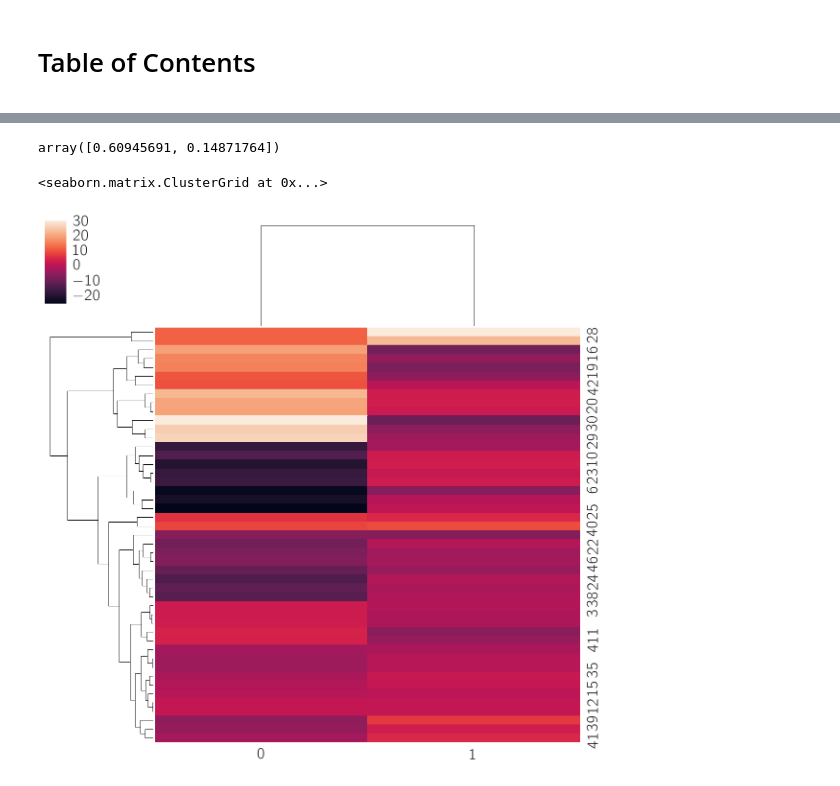
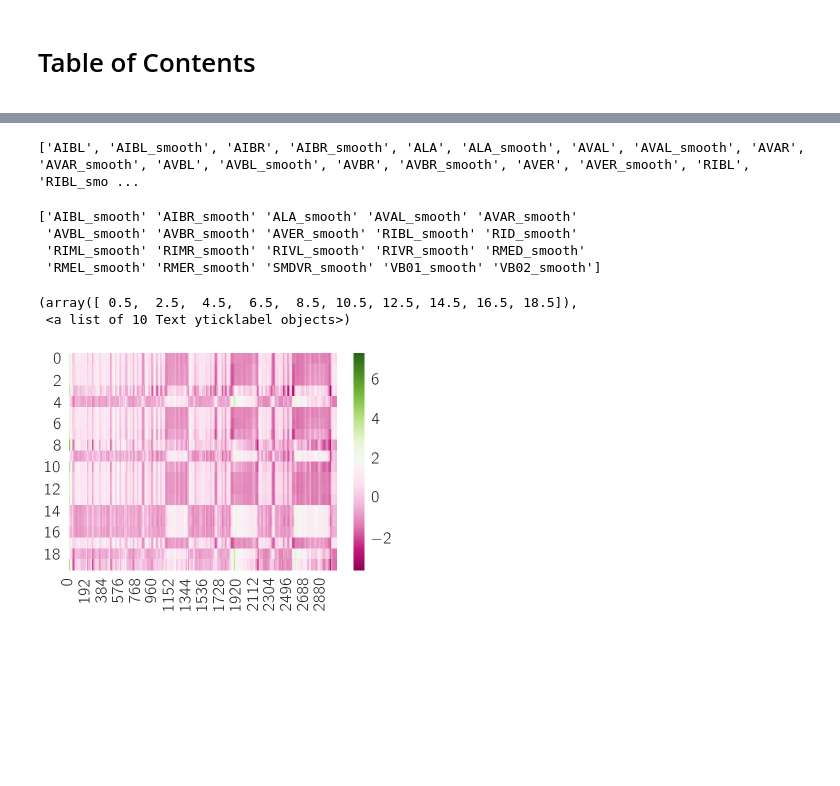
Before and after one commit to dangeles/WormsDream, a Jupyter notebook: src/Untitled.ipynb, the cells around one changed output, grey strips where cells are left out. Cells and saved outputs as stored; diff of their text form; code cells hidden in the pictures; blank space fills up the shorter version.

```diff
--- a/src/Untitled.ipynb
+++ b/src/Untitled.ipynb
@@ -44,7 +44,8 @@ import scipy.io as sio
 # %%
 # load kato data
 fps = 30.3
-frames1 = []
+frames = []
+no_animals = 0
 for root, dirs, files in os.walk('../input/kato_data/nostim', topdown=False):
     for i, file in enumerate(files):
         mat = sio.loadmat('../input/kato_data/nostim/' + file)
@@ -62,7 +63,7 @@ for root, dirs, files in os.walk('../input/kato_data/nostim', topdown=False):
         temp['frame'] = temp.index
         temp = pd.concat([temp, temp2], axis=1)
         temp = temp.melt(id_vars='frame', var_name='Neuron', value_name='Fluorescence')
-        print(temp.Neuron.unique())
         temp['animal'] = i
         frames += [temp]
+        no_animals += 1
 df = pd.concat(frames)
@@ -111,11 +70,43 @@ Text(0,0.5,'Non-normalized intensity')
-# %%
-pca = PCA(2)
-tX = pca.fit_transform(smooth_x)
-pca.explained_variance_ratio_
-# %% [output]
-array([0.60945691, 0.14871764])
-# %%
-sns.clustermap(tX)
-# %% [output]
-<seaborn.matrix.ClusterGrid at 0x...>
-[figure, removed]
+# %%
+# figure out subset of neurons with replicates:
+neurons_with_replicates = []
+for neuron, group in df.groupby('Neuron'):
+    animals = group.animal.unique()
+    if len(animals) == no_animals:
+        neurons_with_replicates += [neuron]
+print(neurons_with_replicates)
+# %% [output]
+['AIBL', 'AIBL_smooth', 'AIBR', 'AIBR_smooth', 'ALA', 'ALA_smooth', 'AVAL', 'AVAL_smooth', 'AVAR', 'AVAR_smooth', 'AVBL', 'AVBL_smooth', 'AVBR', 'AVBR_smooth', 'AVER', 'AVER_smooth', 'RIBL', 'RIBL_smo ...
+# %%
+def get_data_from_worm(i, normed=True):
+
+    a = (df.Neuron.isin(neurons_with_replicates))
+    tmp = df[a].copy()
+    b = (tmp.Neuron.str.contains('_smooth'))
+
+    single_animal = tmp[(tmp.animal == i) & b][['frame', 'Neuron', 'Fluorescence']]
+    single_animal.sort_values(['Neuron', 'frame'], inplace=True)
+
+    print(single_animal.Neuron.unique())
+    single_animal = single_animal.pivot(index='frame', columns='Neuron')
+
+    data = single_animal.as_matrix()
+    columns = single_animal.columns.droplevel().values.T
+    columns = np.array([c.replace('_smooth','') for c in columns]).T
+    if normed:
+        data = (data - data.mean(axis=0))/data.std(axis=0)
+    return data, columns
+# %%
+data0, columns = get_data_from_worm(0)
+# %% [output]
+['AIBL_smooth' 'AIBR_smooth' 'ALA_smooth' 'AVAL_smooth' 'AVAR_smooth'
+ 'AVBL_smooth' 'AVBR_smooth' 'AVER_smooth' 'RIBL_smooth' 'RID_smooth'
+ 'RIML_smooth' 'RIMR_smooth' 'RIVL_smooth' 'RIVR_smooth' 'RMED_smooth'
+ 'RMEL_smooth' 'RMER_smooth' 'SMDVR_smooth' 'VB01_smooth' 'VB02_smooth']
+# %%
+sns.heatmap(data0.T, cmap='PiYG')
+plt.yticks(rotation=0)
+# %% [output]
+(array([ 0.5,  2.5,  4.5,  6.5,  8.5, 10.5, 12.5, 14.5, 16.5, 18.5]),
+ <a list of 10 Text yticklabel objects>)
+[figure, added]
```
Also changed, not shown: parts of 10 cells of this notebook, 1 other file.
